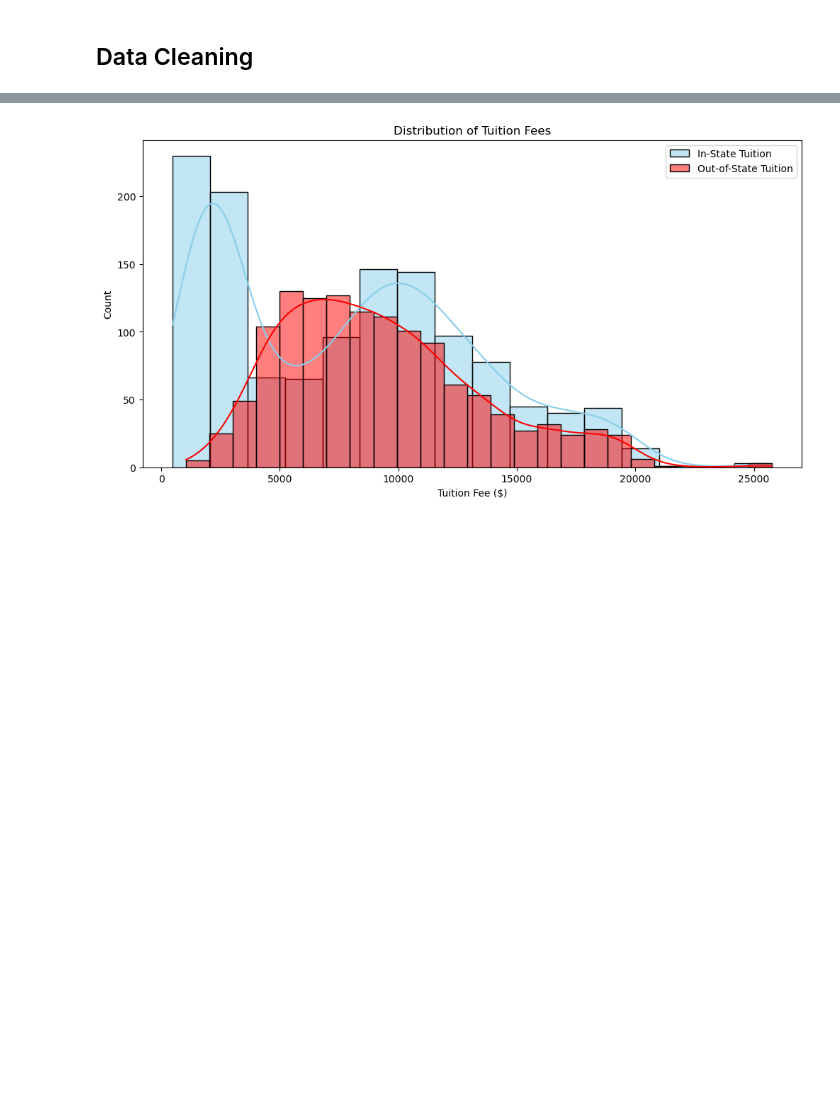
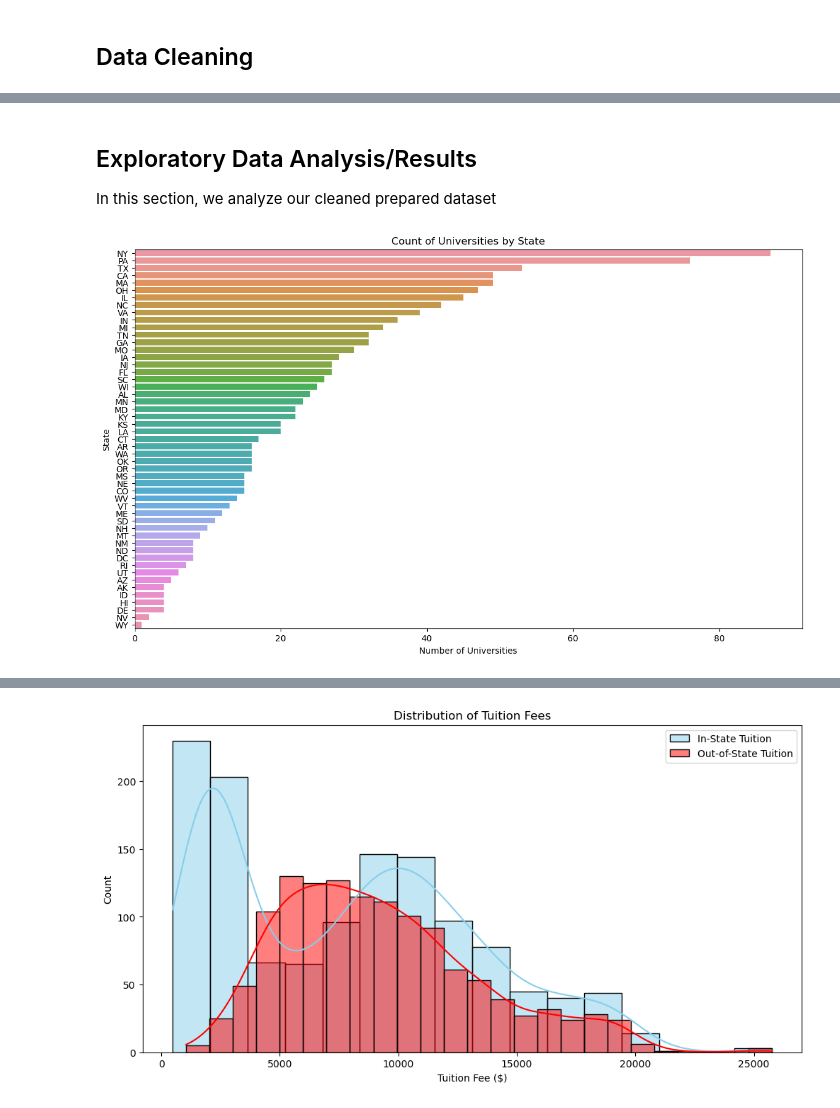
Before and after one commit to jamesleemeredith/Dexian-Technical-Challenge, a Jupyter notebook: full_analysis.ipynb, the cells around one changed output, grey strips where cells are left out. Cells and saved outputs as stored; diff of their text form; code cells hidden in the pictures; blank space fills up the shorter version.

```diff
--- a/full_analysis.ipynb
+++ b/full_analysis.ipynb
@@ -320,0 +468,19 @@ plt.show()
+# %%
+# Define a mapping dictionary to translate 1 to 'Public' and 2 to 'Private'
+institution_type_map = {1: 'Public', 2: 'Private'}
+
+# Use the map function to apply this translation to the 'Public (1)/ Private (2)' column
+df['institution_type'] = df['institution_type'].map(institution_type_map)
+# %%
+# Correcting Data Types
+data_types = {
+    'institution_type' : 'object',
+    'applications_received': 'int64',
+    'applications_accepted': 'int64',
+    'new_students_enrolled' : 'int64',
+    'full_time_undergrads' : 'int64',
+    'part_time_undergrads' : 'int64',
+}
+
+# Apply the data type changes to your DataFrame
+df = df.astype(data_types)
@@ -320,0 +510,6 @@ plt.show()
+# %%
+# Create Aforementioned Columns
+df['acceptance_rate'] = (df['applications_accepted'] / df['applications_received']) * 100
+df['yield_rate'] = (df['new_students_enrolled'] / df['applications_accepted']) * 100
+df['total_cost_in_state'] = df['in_state_tuition'] + df['room_costs'].fillna(0) + df['board_costs'].fillna(0) + df['additional_fees'] + df['estimated_book_costs'] + df['estimated_personal_expenses']
+df['total_enrollment'] = df['full_time_undergrads'] + df['part_time_undergrads']
@@ -320,0 +536,13 @@ plt.show()
+# %% [markdown]
+## Exploratory Data Analysis/Results
+In this section, we analyze our cleaned prepared dataset
+# %%
+# Visualization: Distribution of Universities by State
+plt.figure(figsize=(14, 8))
+sns.countplot(y='state', data=df, order = df['state'].value_counts().index)
+plt.title('Count of Universities by State')
+plt.xlabel('Number of Universities')
+plt.ylabel('State')
+plt.show()
+# %% [output]
+[figure, added]
```
Also changed, not shown: parts of 59 cells of this notebook.
